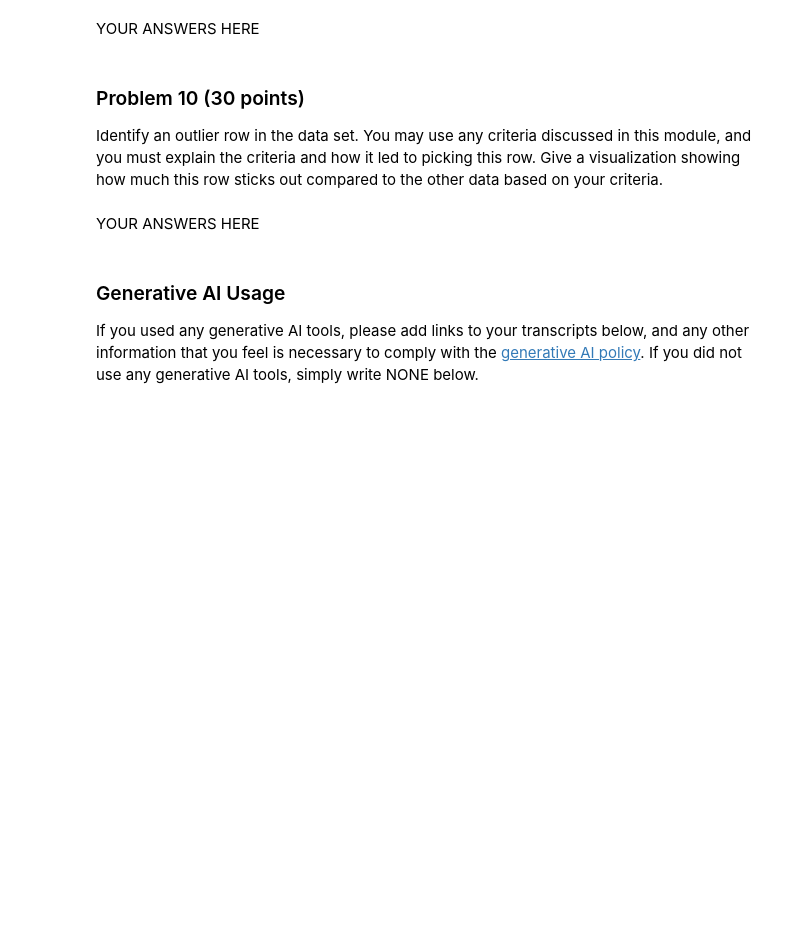
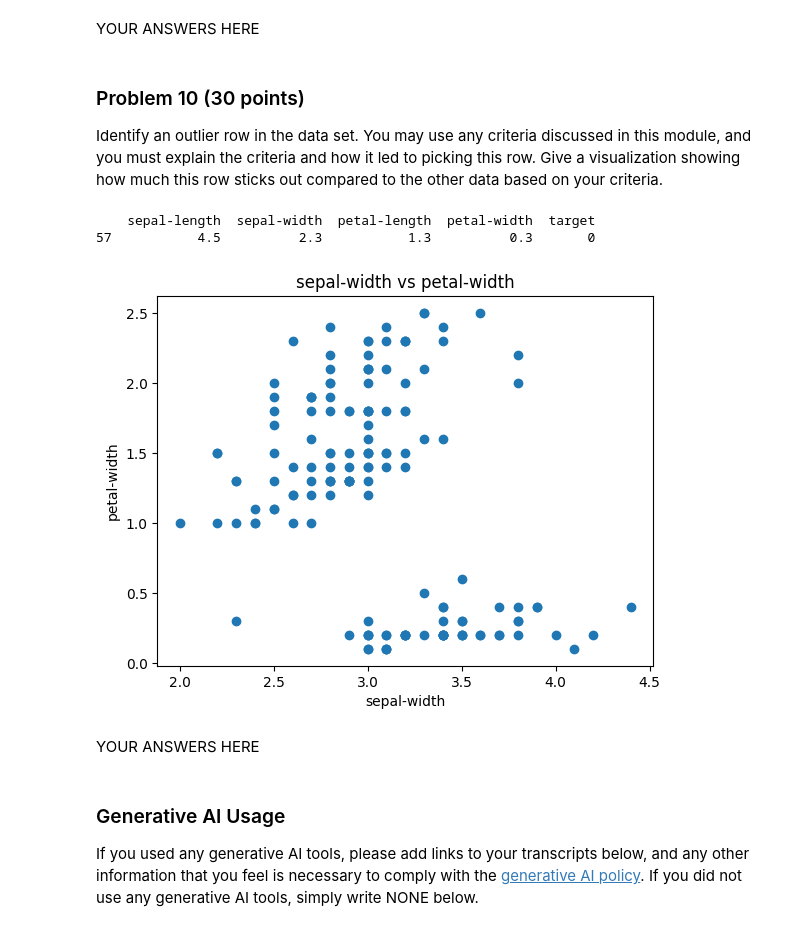
Before and after one commit to bradley-genereux/dx601-final-project, a Jupyter notebook: project.ipynb, the cells around one changed output. Cells and saved outputs as stored; diff of their text form; code cells hidden in the pictures; blank space fills up the shorter version.

```diff
--- a/project.ipynb
+++ b/project.ipynb
@@ -248,3 +282,20 @@ Give a visualization showing how much this row sticks out compared to the other
+# %%
+# YOUR CODE HERE
+c1 = "sepal-width"
+c2 = "petal-width"
+temp = df[df[c1] < 2.5]
+temp = temp[temp[c2] < 0.5]
+print(temp.head())
+
+plt.scatter(df[c1], df[c2])
+plt.title(f"{c1} vs {c2}")
+plt.xlabel(f"{c1}")
+plt.ylabel(f"{c2}")
+plt.show()
+# %% [output]
+    sepal-length  sepal-width  petal-length  petal-width  target
+57           4.5          2.3           1.3          0.3       0
+[figure, added]
 # %% [markdown]
 YOUR ANSWERS HERE
 # %% [markdown]
```
Also changed, not shown: parts of 8 cells of this notebook.
